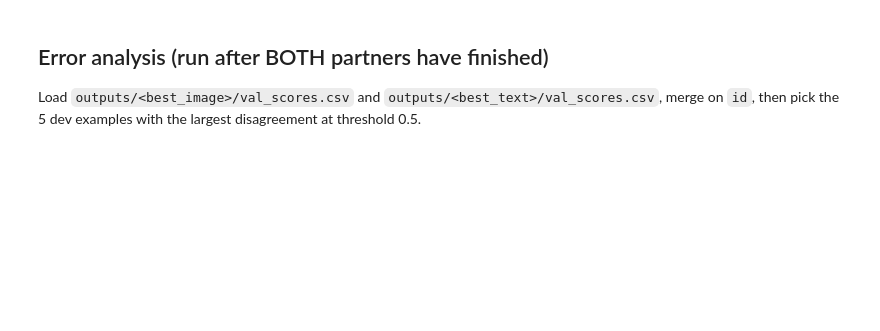
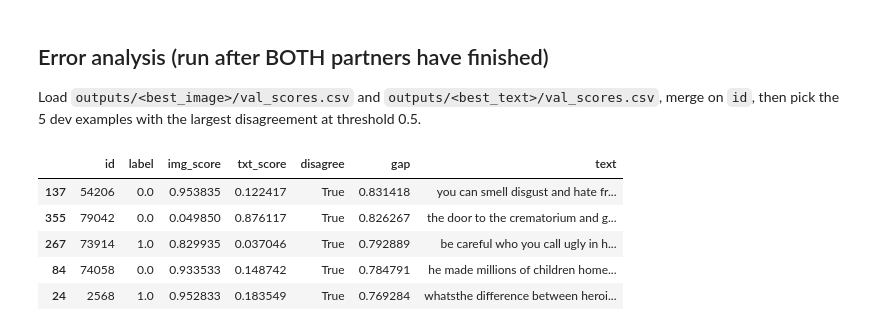
Before and after one commit to digital-scrappy/KV-Social-Media-Mining-and-Analysis, a Jupyter notebook: baseline_template.ipynb, the cells around one changed output. Drawn from its saved outputs; the diff is of its cells as text; code cells hidden in the pictures; blank space fills up the shorter version.

```diff
--- a/baseline_template.ipynb
+++ b/baseline_template.ipynb
@@ -77,12 +82,19 @@ print('saved to', OUT_DIR)
 ## Error analysis (run after BOTH partners have finished)
 Load `outputs/<best_image>/val_scores.csv` and `outputs/<best_text>/val_scores.csv`, merge on `id`, then pick the 5 dev examples with the largest disagreement at threshold 0.5.
 # %%
-# BEST_IMG, BEST_TXT = 'image_A', 'text_A'   # fill in after comparing validation AUROC
-# a = pd.read_csv(f'outputs/{BEST_IMG}/val_scores.csv').rename(columns={'score': 'img_score'})
-# b = pd.read_csv(f'outputs/{BEST_TXT}/val_scores.csv').rename(columns={'score': 'txt_score'})[['id', 'txt_score']]
-# m = a.merge(b, on='id')
-# m['disagree'] = (m.img_score >= 0.5) != (m.txt_score >= 0.5)   # fixed threshold 0.5
-# m['gap'] = (m.img_score - m.txt_score).abs()
-# dev_text = {r['id']: r['text'] for r in C.load_split(DATA_DIR, 'dev')}
-# m['text'] = m.id.map(dev_text)
-# m[m.disagree].sort_values('gap', ascending=False).head(5)
+BEST_IMG, BEST_TXT = 'img_embeddinggemma2', 'text_mpnet'   # fill in after comparing validation AUROC
+a = pd.read_csv(f'outputs/{BEST_IMG}/val_scores.csv').rename(columns={'score': 'img_score'})
+b = pd.read_csv(f'outputs/{BEST_TXT}/val_scores.csv').rename(columns={'score': 'txt_score'})[['id', 'txt_score']]
+m = a.merge(b, on='id')
+m['disagree'] = (m.img_score >= 0.5) != (m.txt_score >= 0.5)   # fixed threshold 0.5
+m['gap'] = (m.img_score - m.txt_score).abs()
+dev_text = {r['id']: r['text'] for r in C.load_split(DATA_DIR, 'dev')}
+m['text'] = m.id.map(dev_text)
+m[m.disagree].sort_values('gap', ascending=False).head(5)
+# %% [output]
+|  | id | label | img_score | txt_score | disagree | gap | text |
+| 137 | 54206 | 0.0 | 0.953835 | 0.122417 | True | 0.831418 | you can smell disgust and hate fr... |
+| 355 | 79042 | 0.0 | 0.049850 | 0.876117 | True | 0.826267 | the door to the crematorium and g... |
+| 267 | 73914 | 1.0 | 0.829935 | 0.037046 | True | 0.792889 | be careful who you call ugly in h... |
+| 84 | 74058 | 0.0 | 0.933533 | 0.148742 | True | 0.784791 | he made millions of children home... |
+| 24 | 2568 | 1.0 | 0.952833 | 0.183549 | True | 0.769284 | whatsthe difference between heroi... |
```
Also changed, not shown: parts of 3 cells of this notebook, 1 other file.
